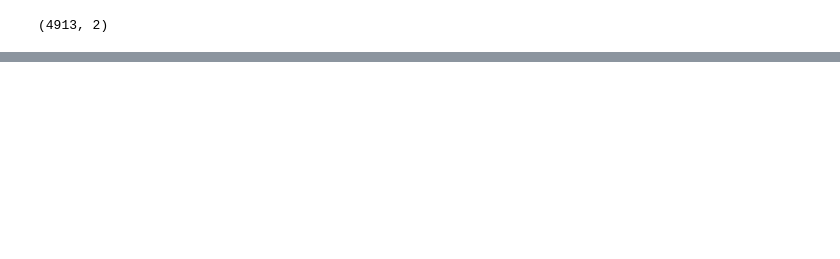
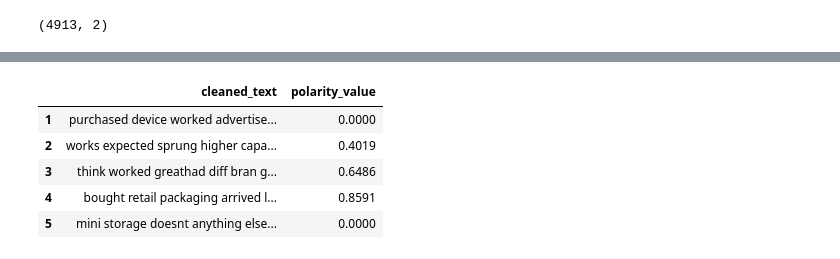
Before and after one commit to saiful247/Sentiment-Analysis-Web-Application-Amazon-Customer-Reviews, a Jupyter notebook: model/Sentiment_Analysis_Amazon.ipynb, the cells around one changed output, grey strips where cells are left out. Cells and saved outputs as stored; diff of their text form; code cells hidden in the pictures; blank space fills up the shorter version.

```diff
--- a/model/Sentiment_Analysis_Amazon.ipynb
+++ b/model/Sentiment_Analysis_Amazon.ipynb
@@ -343 +321,3 @@ df4.head(25)
+# %%
+df5.sentiment_label=df5.cleaned_text.apply(lambda x: 'pos' if analyzer.polarity_scores(x)["compound"]>0.05 else 'neg' if analyzer.polarity_scores(x)["compound"]<-0.05 else 'neu')
 # %%
@@ -376,0 +339,9 @@ df4.loc[3000:3050]
+# %%
+df5.head()
+# %% [output]
+|  | cleaned_text | polarity_value |
+| 1 | purchased device worked advertise... | 0.0000 |
+| 2 | works expected sprung higher capa... | 0.4019 |
+| 3 | think worked greathad diff bran g... | 0.6486 |
+| 4 | bought retail packaging arrived l... | 0.8591 |
+| 5 | mini storage doesnt anything else... | 0.0000 |
```
Also changed, not shown: parts of 25 cells of this notebook.
